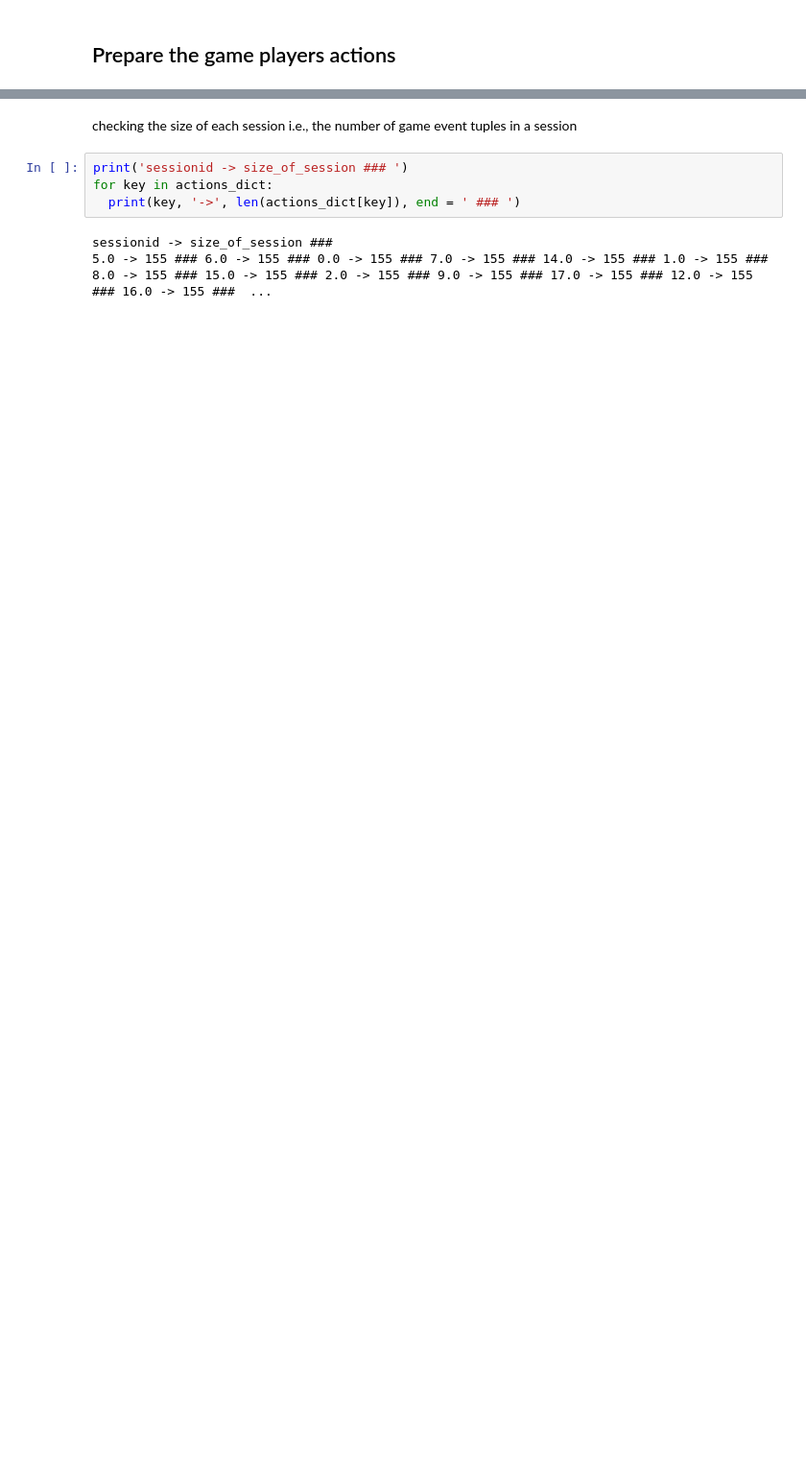
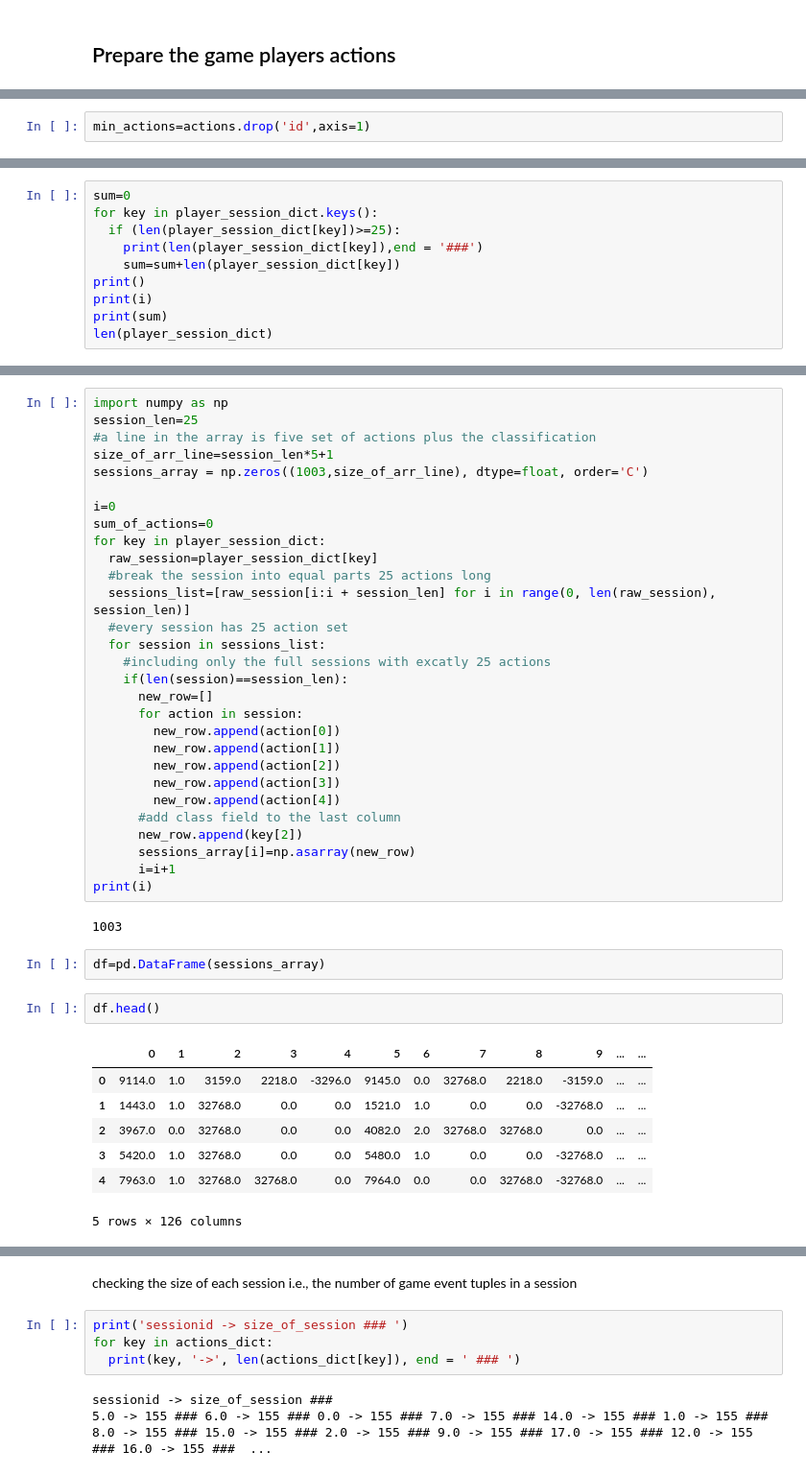
Before and after one commit to aws-samples/amazon-aurora-call-to-amazon-sagemaker-sample, a Jupyter notebook: stk-sample/env-build/sagemaker/stk-bot-detection-rcf.ipynb, the cells around one changed output, grey strips where cells are left out. Shown: that part at 96% size. Drawn from its saved outputs; the diff is of its cells as text; blank space fills up the shorter version.

Commit message:
data prep+linear-learner train

```diff
--- a/stk-sample/env-build/sagemaker/stk-bot-detection-rcf.ipynb
+++ b/stk-sample/env-build/sagemaker/stk-bot-detection-rcf.ipynb
@@ -129,0 +135,2 @@ actions.describe()
+# %%
+min_actions=actions.drop('id',axis=1)
@@ -129,0 +233,10 @@ actions.describe()
+# %%
+sum=0
+for key in player_session_dict.keys():
+  if (len(player_session_dict[key])>=25):
+    print(len(player_session_dict[key]),end = '###')
+    sum=sum+len(player_session_dict[key])
+print()
+print(i)
+print(sum)
+len(player_session_dict)
@@ -129,0 +249,43 @@ actions.describe()
+# %%
+import numpy as np
+session_len=25
+#a line in the array is five set of actions plus the classification
+size_of_arr_line=session_len*5+1
+sessions_array = np.zeros((1003,size_of_arr_line), dtype=float, order='C')
+
+i=0
+sum_of_actions=0
+for key in player_session_dict:
+  raw_session=player_session_dict[key]
+  #break the session into equal parts 25 actions long
+  sessions_list=[raw_session[i:i + session_len] for i in range(0, len(raw_session), session_len)]
+  #every session has 25 action set
+  for session in sessions_list:
+    #including only the full sessions with excatly 25 actions
+    if(len(session)==session_len):
+      new_row=[]
+      for action in session:
+        new_row.append(action[0])
+        new_row.append(action[1])
+        new_row.append(action[2])
+        new_row.append(action[3])
+        new_row.append(action[4])
+      #add class field to the last column
+      new_row.append(key[2])
+      sessions_array[i]=np.asarray(new_row)
+      i=i+1
+print(i)
+# %% [output]
+1003
+# %%
+df=pd.DataFrame(sessions_array)
+# %%
+df.head()
+# %% [output]
+|  | 0 | 1 | 2 | 3 | 4 | 5 | 6 | 7 | 8 | 9 | ... | ... |
+| 0 | 9114.0 | 1.0 | 3159.0 | 2218.0 | -3296.0 | 9145.0 | 0.0 | 32768.0 | 2218.0 | -3159.0 | ... | ... |
+| 1 | 1443.0 | 1.0 | 32768.0 | 0.0 | 0.0 | 1521.0 | 1.0 | 0.0 | 0.0 | -32768.0 | ... | ... |
+| 2 | 3967.0 | 0.0 | 32768.0 | 0.0 | 0.0 | 4082.0 | 2.0 | 32768.0 | 32768.0 | 0.0 | ... | ... |
+| 3 | 5420.0 | 1.0 | 32768.0 | 0.0 | 0.0 | 5480.0 | 1.0 | 0.0 | 0.0 | -32768.0 | ... | ... |
+| 4 | 7963.0 | 1.0 | 32768.0 | 32768.0 | 0.0 | 7964.0 | 0.0 | 0.0 | 32768.0 | -32768.0 | ... | ... |
+5 rows × 126 columns
```
Also changed, not shown: parts of 39 cells of this notebook.
